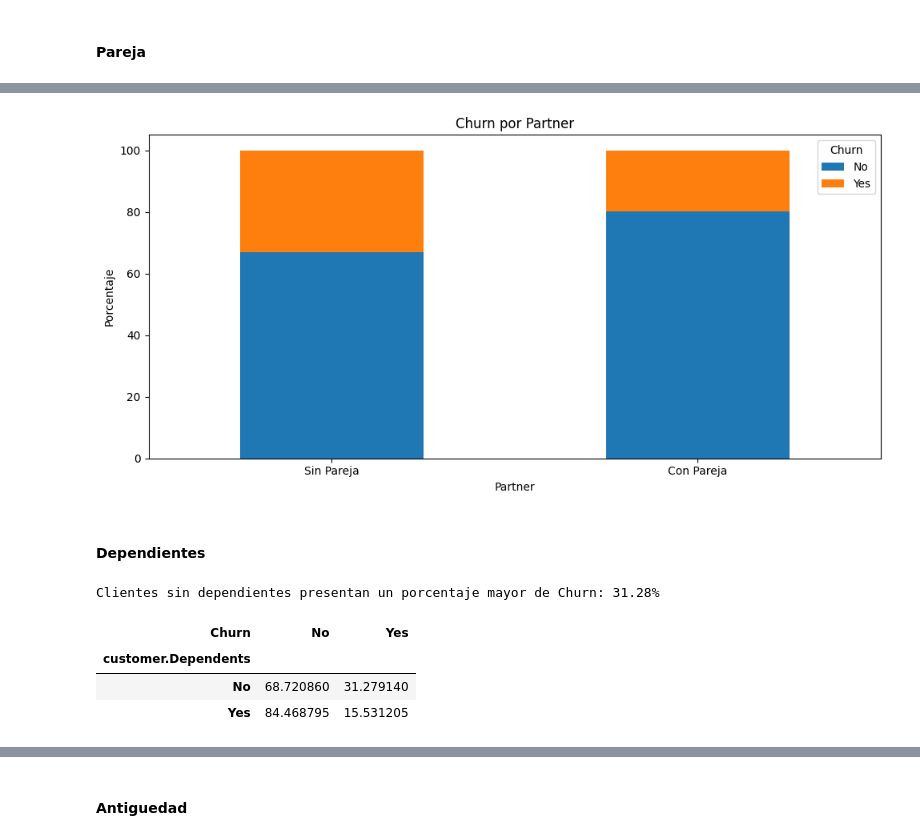
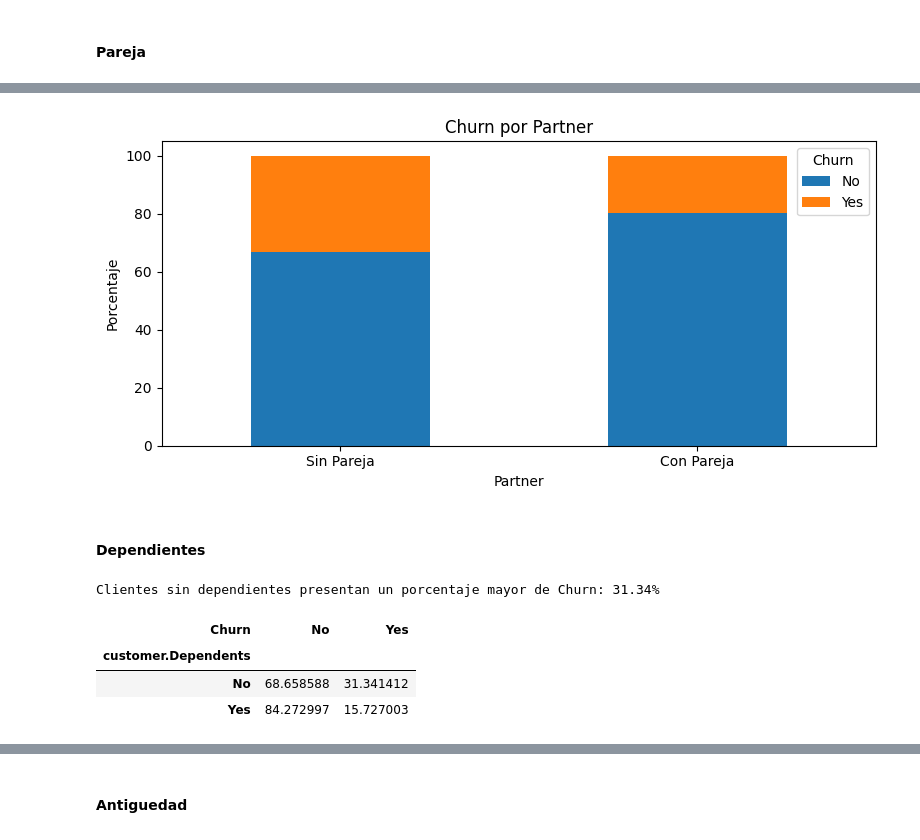
Before and after one commit to JCSR2022/challenge2-data-science-Alura, a Jupyter notebook: challenge2_data_science_Alura.ipynb, the cells around one changed output, grey strips where cells are left out. Saved outputs shown, nothing was run; the diff lists cells and outputs as text; code cells hidden in the pictures.

```diff
--- a/challenge2_data_science_Alura.ipynb
+++ b/challenge2_data_science_Alura.ipynb
@@ -230,0 +236,3 @@ dtype('float64')
+# %%
+data = data.dropna()
+data.isna().sum().sum()
@@ -403,17 +383,17 @@ Clientes sin parejas presentan un porcentaje mayor de Churn: 32.98%
 # %%
 df_Partner.index = ['Sin Pareja','Con Pareja']
 ax = df_Partner.plot(
     kind='bar',
     stacked=True,
-    figsize=(10, 5),
+    figsize=(8,4),
     title='Churn por Partner',
     ylabel='Porcentaje',
     xlabel='Partner'
 )
 ax.set_xticklabels(ax.get_xticklabels(), rotation=0)
 plt.tight_layout()
 # %% [output]
-[figure, old version]
+[figure, new version]
 # %% [markdown]
 #### Dependientes
 # %%
@@ -422,8 +402,8 @@ print(f"Clientes sin dependientes presentan un porcentaje mayor de Churn: {df_De
 analisis_patrones += f"Clientes sin dependientes presentan un porcentaje mayor de Churn: {df_Dependents.loc["No","Yes"]:.2f}%\n"
 df_Dependents
 # %% [output]
-Clientes sin dependientes presentan un porcentaje mayor de Churn: 31.28%
+Clientes sin dependientes presentan un porcentaje mayor de Churn: 31.34%
 | Churn | No | Yes |
 | customer.Dependents |  |  |
-| No | 68.720860 | 31.279140 |
-| Yes | 84.468795 | 15.531205 |
+| No | 68.658588 | 31.341412 |
+| Yes | 84.272997 | 15.727003 |
```
Also changed, not shown: parts of 23 cells of this notebook.
